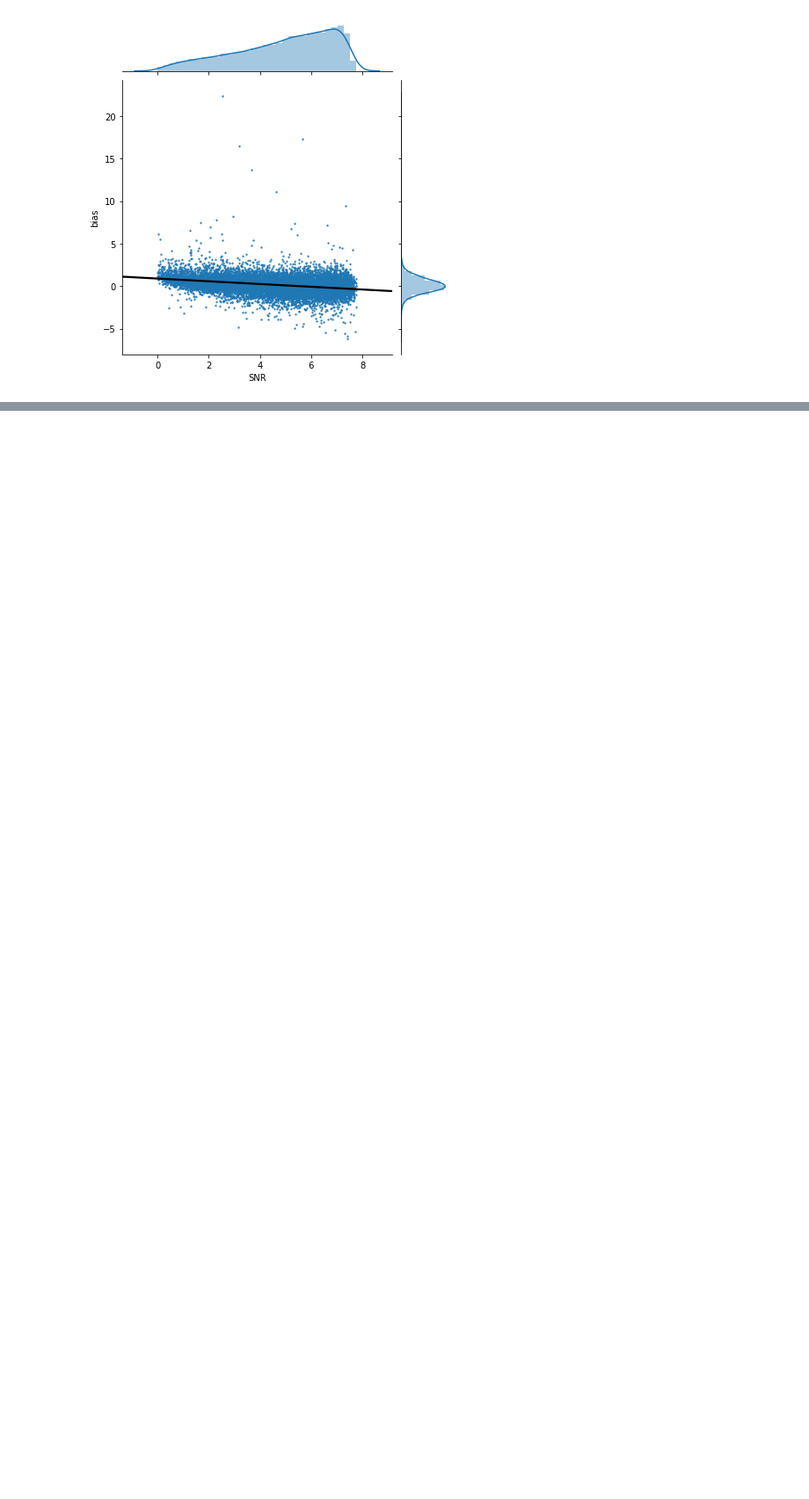
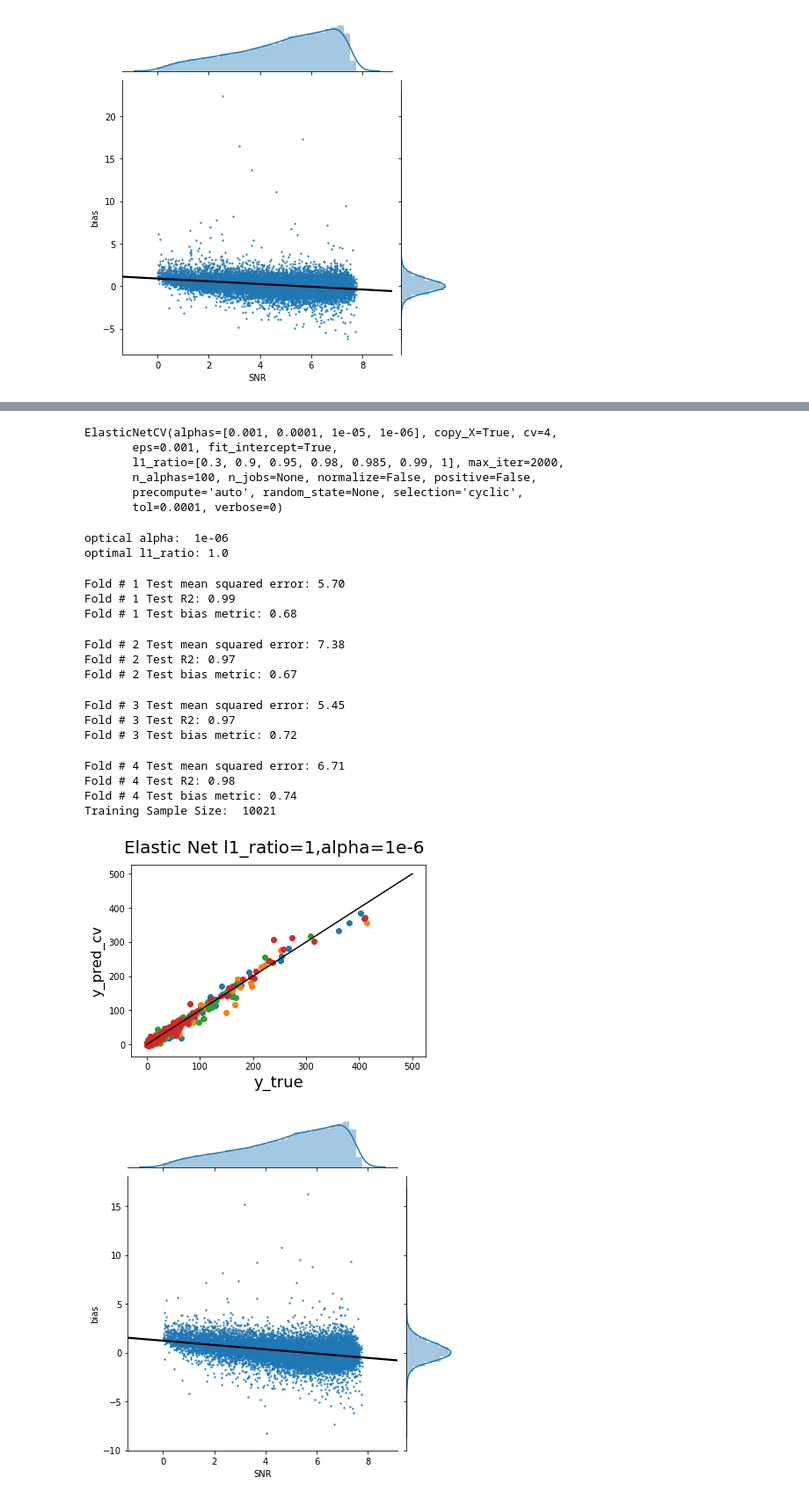
Before and after one commit to zweili/ml_project_2, a Jupyter notebook: Final Notebook.ipynb, the cells around one changed output, grey strips where cells are left out. Shown at 88% size. Saved outputs shown, nothing was run; the diff lists cells and outputs as text; code cells hidden in the pictures; blank space fills up the shorter version.

Commit message:
Added elastic net

```diff
--- a/Final Notebook.ipynb
+++ b/Final Notebook.ipynb
@@ -558,0 +559,34 @@ Training Sample Size:  10021
+# %%
+EN = ElasticNetCV(alphas=[1e-3,1e-4,1e-5,1e-6],l1_ratio=([.3,.9, .95,.98,.985,0.99,1]),cv=4,max_iter=2000)
+EN.fit(x_tr_der_filtered,y_tr)
+# %% [output]
+ElasticNetCV(alphas=[0.001, 0.0001, 1e-05, 1e-06], copy_X=True, cv=4,
+       eps=0.001, fit_intercept=True,
+       l1_ratio=[0.3, 0.9, 0.95, 0.98, 0.985, 0.99, 1], max_iter=2000,
+       n_alphas=100, n_jobs=None, normalize=False, positive=False,
+       precompute='auto', random_state=None, selection='cyclic',
+       tol=0.0001, verbose=0)
+# %%
+print('optimal alpha: ',EN.alpha_)
+print('optimal l1_ratio:',EN.l1_ratio_)
+# %% [output]
+optical alpha:  1e-06
+optimal l1_ratio: 1.0
+# %%
+MSE_EN_der_filtered,R2_EN_der_filtered,Biasm_EN_der_filtered,train_size = cross_validation_random(x_tr_der_filtered,y_tr,df_OCU_tr,'ElasticNet(alpha=1e-6,l1_ratio=1,max_iter=3000)','Elastic Net l1_ratio=1,alpha=1e-6',4) #Raw model
+# %% [output]
+Fold # 1 Test mean squared error: 5.70
+Fold # 1 Test R2: 0.99
+Fold # 1 Test bias metric: 0.68
+Fold # 2 Test mean squared error: 7.38
+Fold # 2 Test R2: 0.97
+Fold # 2 Test bias metric: 0.67
+Fold # 3 Test mean squared error: 5.45
+Fold # 3 Test R2: 0.97
+Fold # 3 Test bias metric: 0.72
+Fold # 4 Test mean squared error: 6.71
+Fold # 4 Test R2: 0.98
+Fold # 4 Test bias metric: 0.74
+Training Sample Size:  10021
+[figure, added]
+[figure, added]
```
Also changed, not shown: parts of 9 cells of this notebook.
